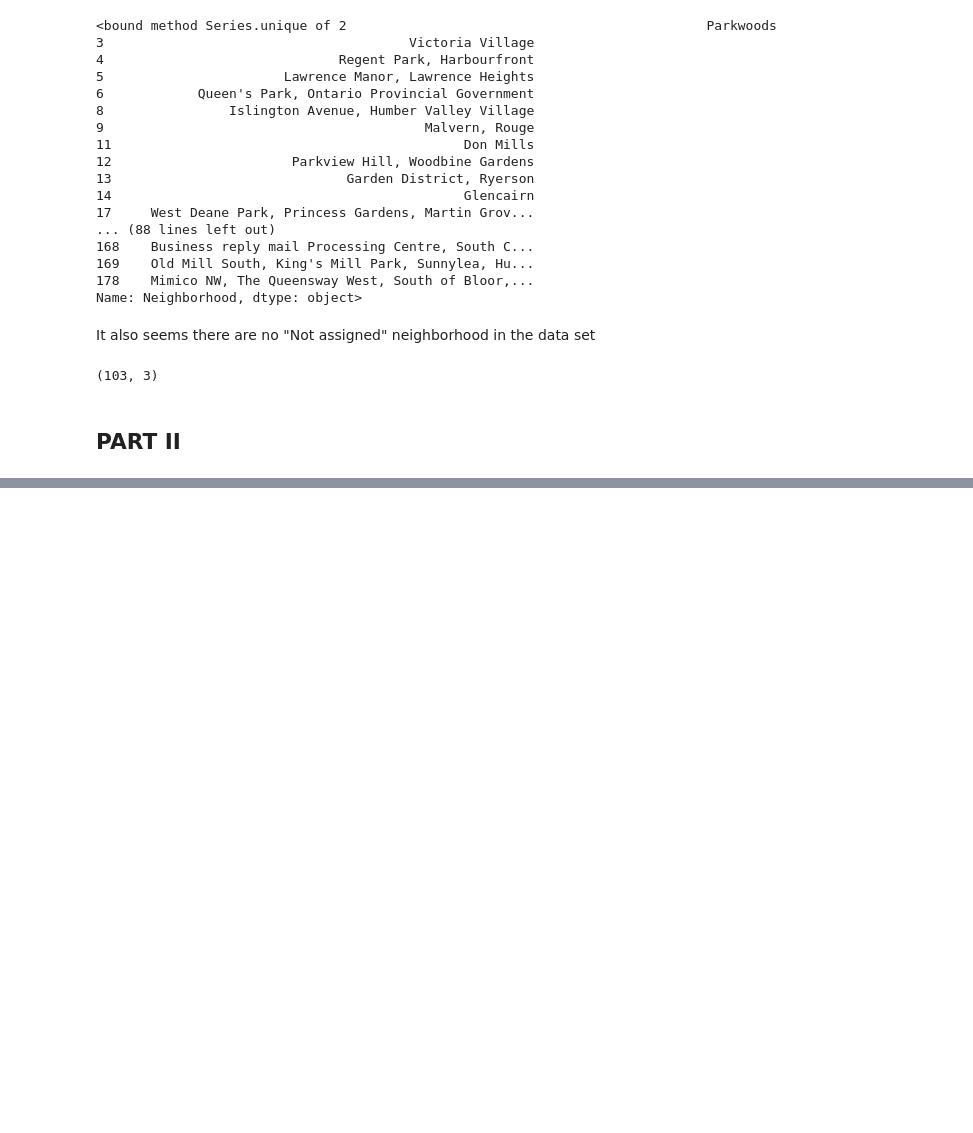
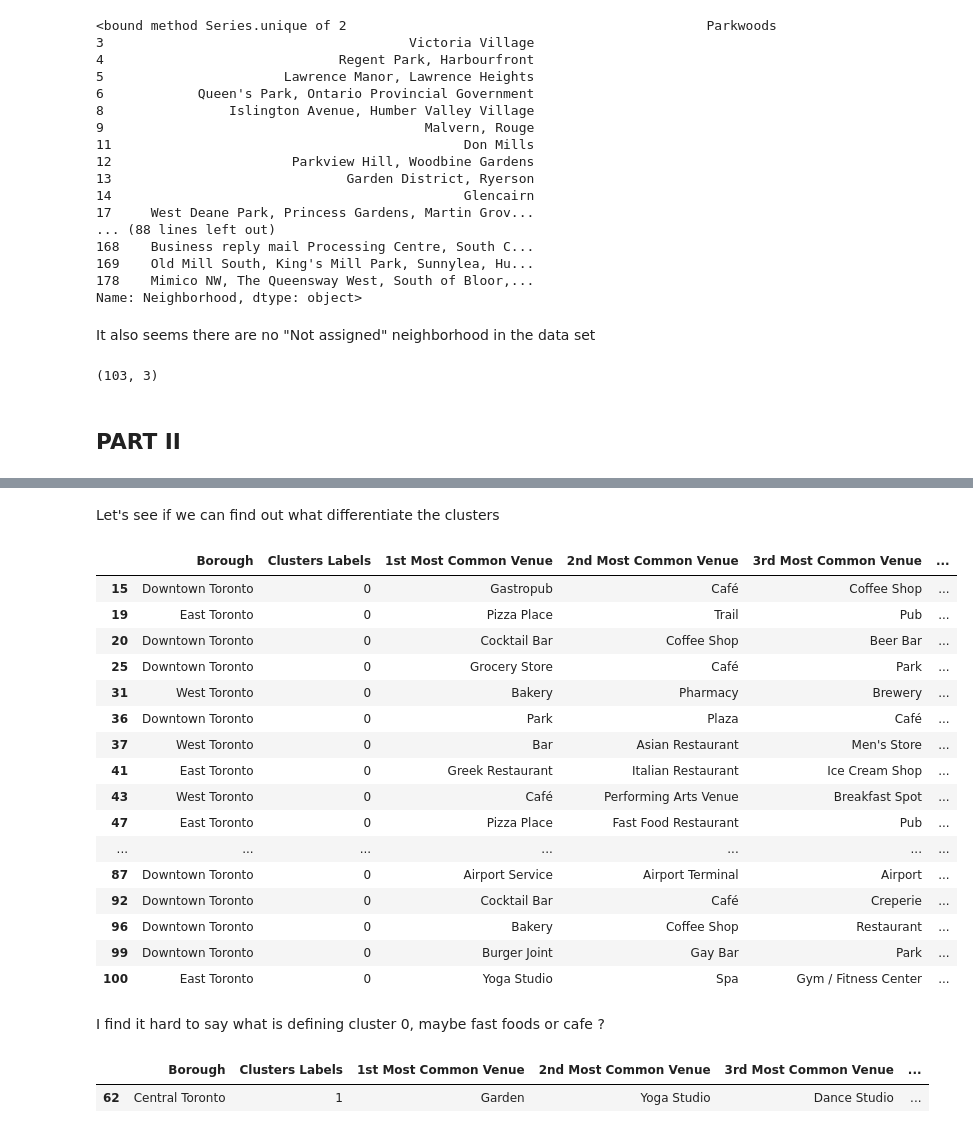
Before and after one commit to gui-bor/Coursera_Capstone, a Jupyter notebook: Toronto_neigh.ipynb, the cells around one changed output, grey strips where cells are left out. Saved outputs shown, nothing was run; the diff lists cells and outputs as text; code cells hidden in the pictures; blank space fills up the shorter version.

```diff
--- a/Toronto_neigh.ipynb
+++ b/Toronto_neigh.ipynb
@@ -1363,0 +1613,11 @@ df.shape
+# %%
+# set number of clusters
+kclusters = 5
+
+toronto_grouped_clustering = toronto_grouped.drop('Neighborhood', 1)
+
+# run k-means clustering
+kmeans = KMeans(n_clusters=kclusters, random_state=0).fit(toronto_grouped_clustering)
+
+# check cluster labels generated for each row in the dataframe
+kmeans.labels_[0:10]
@@ -1363,0 +1626,8 @@ df.shape
+# %%
+# add clustering labels
+neighborhoods_venues_sorted.insert(0, 'Clusters Labels', kmeans.labels_)
+
+toronto_merged = df4
+
+# merge toronto_grouped with toronto_data to add latitude/longitude for each neighborhood
+toronto_merged = toronto_merged.join(neighborhoods_venues_sorted.set_index('Neighborhood'), on='Neighborhood')
@@ -1363,0 +1660,29 @@ df.shape
+# %% [markdown]
+Let's see if we can find out what differentiate the clusters
+# %%
+toronto_merged.loc[toronto_merged['Clusters Labels'] == 0, toronto_merged.columns[[1] + list(range(5, toronto_merged.shape[1]))]]
+# %% [output]
+|  | Borough | Clusters Labels | 1st Most Common Venue | 2nd Most Common Venue | 3rd Most Common Venue | ... |
+| 15 | Downtown Toronto | 0 | Gastropub | Café | Coffee Shop | ... |
+| 19 | East Toronto | 0 | Pizza Place | Trail | Pub | ... |
+| 20 | Downtown Toronto | 0 | Cocktail Bar | Coffee Shop | Beer Bar | ... |
+| 25 | Downtown Toronto | 0 | Grocery Store | Café | Park | ... |
+| 31 | West Toronto | 0 | Bakery | Pharmacy | Brewery | ... |
+| 36 | Downtown Toronto | 0 | Park | Plaza | Café | ... |
+| 37 | West Toronto | 0 | Bar | Asian Restaurant | Men's Store | ... |
+| 41 | East Toronto | 0 | Greek Restaurant | Italian Restaurant | Ice Cream Shop | ... |
+| 43 | West Toronto | 0 | Café | Performing Arts Venue | Breakfast Spot | ... |
+| 47 | East Toronto | 0 | Pizza Place | Fast Food Restaurant | Pub | ... |
+| ... | ... | ... | ... | ... | ... | ... |
+| 87 | Downtown Toronto | 0 | Airport Service | Airport Terminal | Airport | ... |
+| 92 | Downtown Toronto | 0 | Cocktail Bar | Café | Creperie | ... |
+| 96 | Downtown Toronto | 0 | Bakery | Coffee Shop | Restaurant | ... |
+| 99 | Downtown Toronto | 0 | Burger Joint | Gay Bar | Park | ... |
+| 100 | East Toronto | 0 | Yoga Studio | Spa | Gym / Fitness Center | ... |
+# %% [markdown]
+I find it hard to say what is defining cluster 0, maybe fast foods or cafe ?
+# %%
+toronto_merged.loc[toronto_merged['Clusters Labels'] == 1, toronto_merged.columns[[1] + list(range(5, toronto_merged.shape[1]))]]
+# %% [output]
+|  | Borough | Clusters Labels | 1st Most Common Venue | 2nd Most Common Venue | 3rd Most Common Venue | ... |
+| 62 | Central Toronto | 1 | Garden | Yoga Studio | Dance Studio | ... |
```
Also changed, not shown: parts of 29 cells of this notebook.
